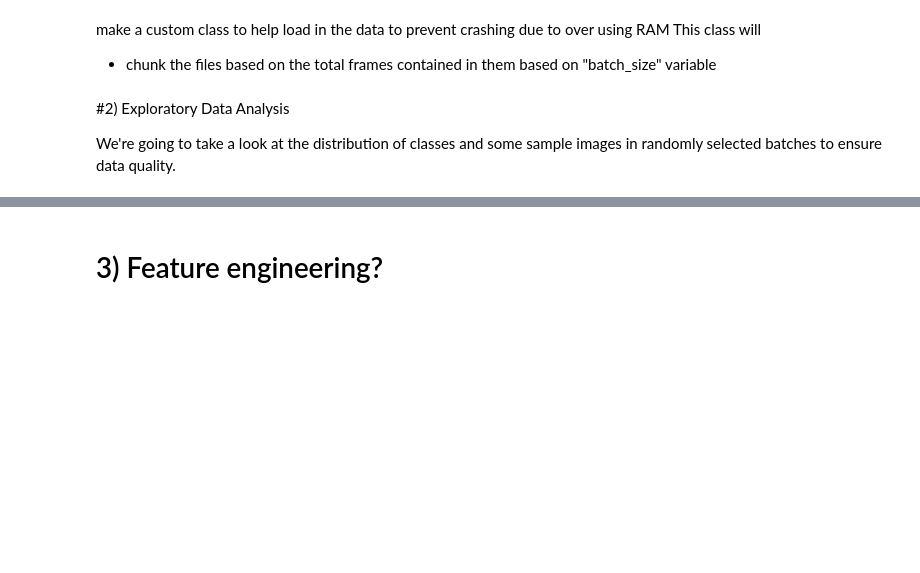
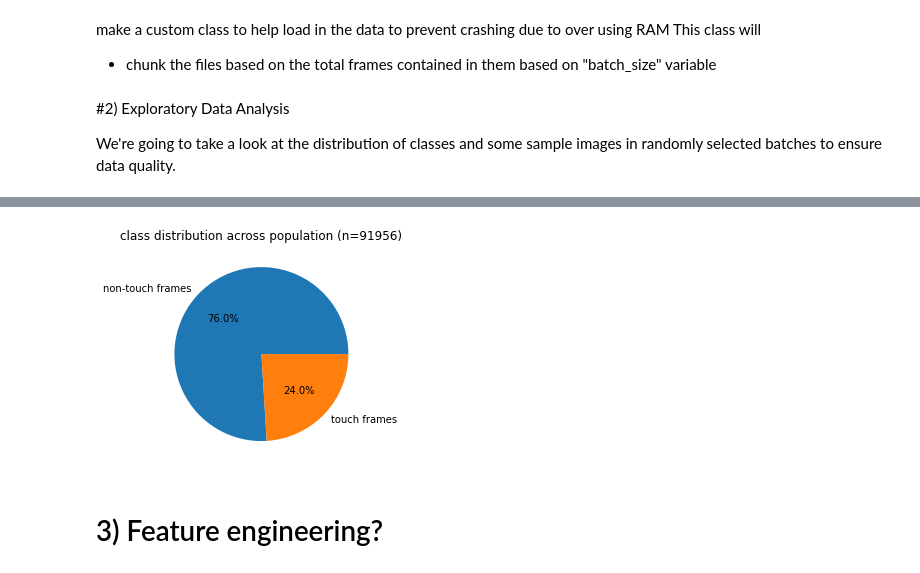
Before and after one commit to jacheung/bookshelf, a Jupyter notebook: autocurator_CNN_v1_4.ipynb, the cells around one changed output, grey strips where cells are left out. Saved outputs shown, nothing was run; the diff lists cells and outputs as text; code cells hidden in the pictures; blank space fills up the shorter version.

```diff
--- a/autocurator_CNN_v1_4.ipynb
+++ b/autocurator_CNN_v1_4.ipynb
@@ -262,3 +262,22 @@ plt.show()
+# %%
+# population distribution of data
+batch_size = 2000
+all_data_batch_generator = My_Custom_Generator(frames, T_class_reordered, frame_num_in_Y_set,  batch_size)
+accumulator = []
+x_y = []
+
+for b in np.arange(0,len(all_data_batch_generator.file_list_chunks)):
+  samp_x, samp_y = all_data_batch_generator.__getitem__(b)
+  accumulator.append(len(samp_x))
+  x_y.append([1-np.mean(samp_y), np.mean(samp_y)])
+
+population = np.mean(np.array(x_y),axis=0)
+plt.pie(population,
+        labels=['non-touch frames', 'touch frames'], autopct='%1.1f%%',)
+plt.title('class distribution across population (n=' + str(np.sum(accumulator)) + ' frames)')
+plt.show()
+# %% [output]
+[figure, added]
 # %% [markdown]
 # 3) Feature engineering?
 # %%
```
Also changed, not shown: parts of 23 cells of this notebook.
